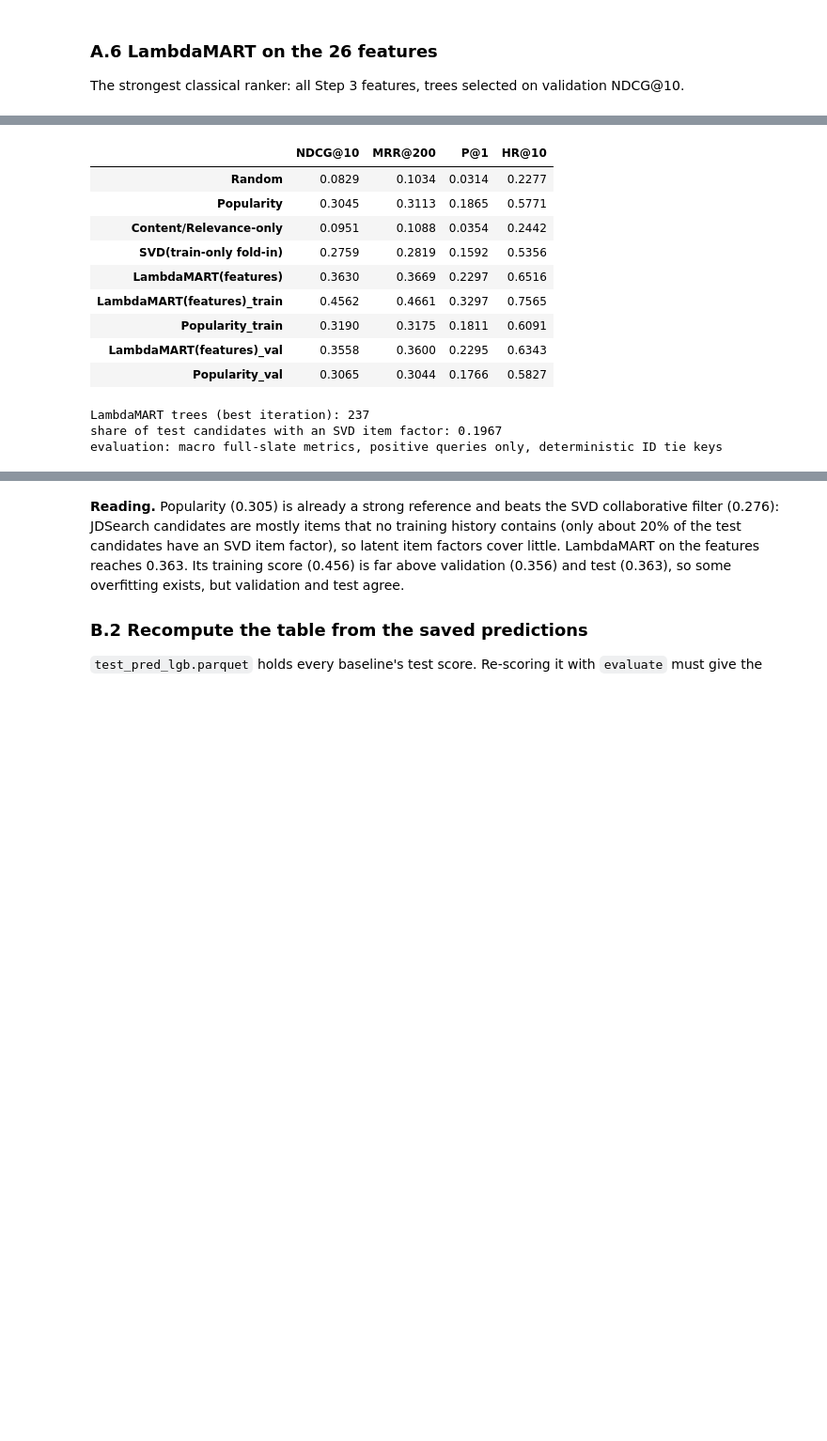
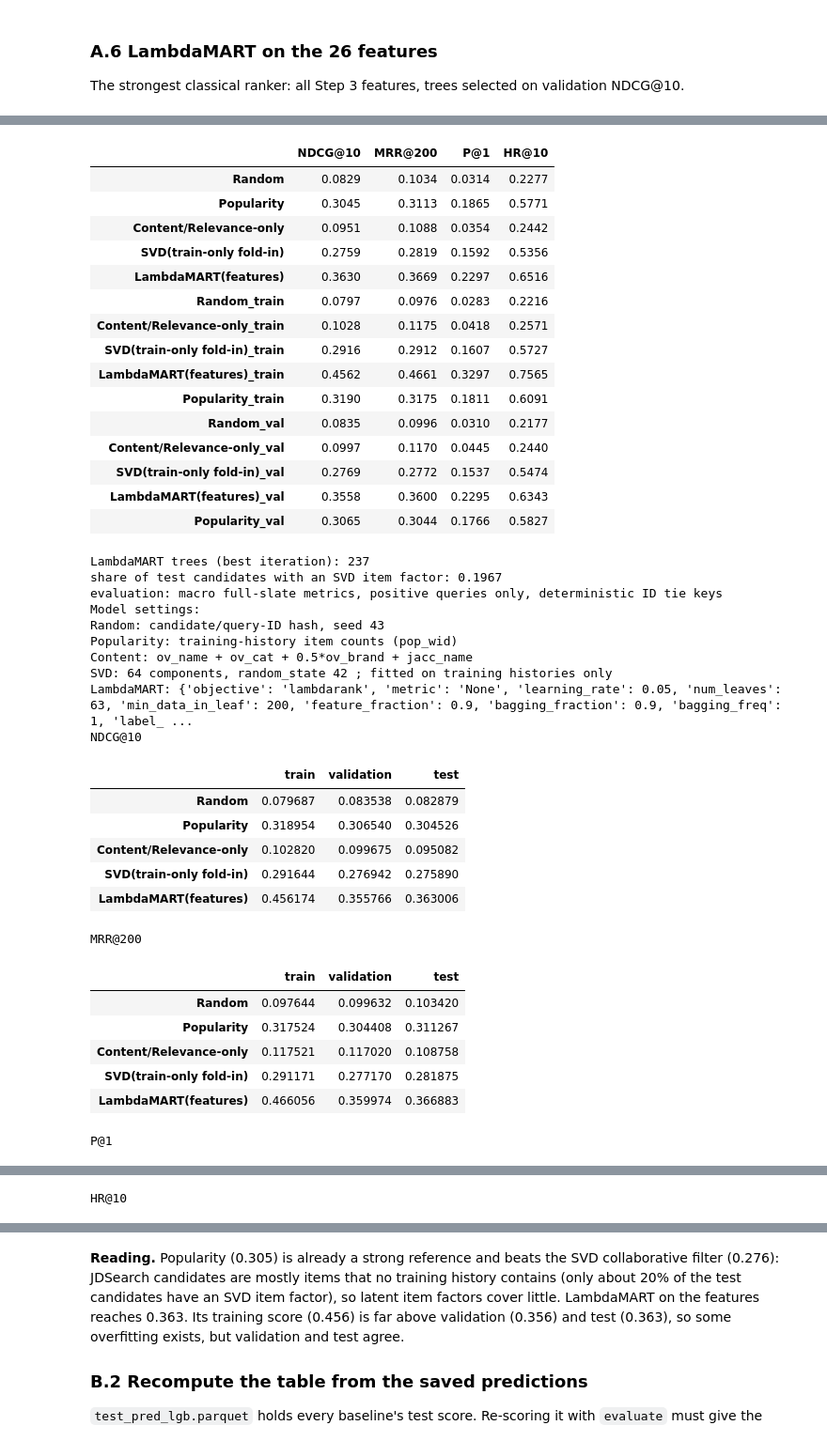
Before and after one commit to steffanylars/nus-web-mining-business-insights, a Jupyter notebook: Final Project/notebooks/Step4_Baselines_LambdaMART.ipynb, the cells around one changed output, grey strips where cells are left out. Shown at 94% size. Drawn from its saved outputs; the diff is of its cells as text; code cells hidden in the pictures; blank space fills up the shorter version.

Commit message:
notebooks: complete Step 4 baselines and LambdaMART (Ethan)

```diff
--- a/Final Project/notebooks/Step4_Baselines_LambdaMART.ipynb
+++ b/Final Project/notebooks/Step4_Baselines_LambdaMART.ipynb
@@ -215,7 +247,7 @@ if RUN_STEP:
     feat=pd.read_parquet(OUT/'features.parquet')
     hist=pd.read_parquet(OUT/'history.parquet')
     sess=pd.read_parquet(OUT/'sessions.parquet')
-    test=feat[feat.split=='test'].copy()
+    test=reference_scores(feat[feat.split=='test'])
     results={}; detail={}
     def report(name,df,col):
         m,n=evaluate(df,col); results[name]=m
@@ -230,8 +262,6 @@ if RUN_STEP:
   with no user information at all.
 # %%
 if RUN_STEP:
-    test['random_score']=tie_keys(test,SEED+1).astype(float)/np.iinfo(np.uint64).max
-    test['content_score']=test.ov_name+test.ov_cat+.5*test.ov_brand+test.jacc_name
     report('Random',test,'random_score')
     report('Popularity',test,'pop_wid')
     report('Content/Relevance-only',test,'content_score')
@@ -246,16 +280,7 @@ if RUN_STEP:
     train_ids=set(sess.loc[sess.split=='train','session_id'])
     items,svd,user_factors=fold_in_svd(hist,train_ids,int(sess.session_id.max())+1)
     factors=svd.components_.T
-    mapped=test.cand_wid.map(items)
-    scores=np.zeros(len(test),dtype=np.float32); warm=mapped.notna().to_numpy()
-    ids=mapped.fillna(0).astype(int).to_numpy()
-    # Bounded temporary arrays avoid duplicating a whole candidate x factor matrix.
-    sids=test.session_id.to_numpy()
-    for a in range(0,len(test),20000):
-        b=min(a+20000,len(test)); ok=warm[a:b]
-        block=np.zeros(b-a,dtype=np.float32)
-        block[ok]=np.einsum('ij,ij->i',user_factors[sids[a:b][ok]],factors[ids[a:b][ok]])
-        scores[a:b]=block
-    test['svd_score']=scores
+    warm=test.cand_wid.map(items).notna().to_numpy()
+    test['svd_score']=score_svd(test,items,user_factors,factors)
     report('SVD(train-only fold-in)',test,'svd_score')
     joblib.dump({'svd':svd,'item_ids':items},OUT/'svd.joblib',compress=3)
@@ -278,10 +312,16 @@ and the protocol (query counts, tree count, parameters) are saved for Steps 5 to
 # %%
 if RUN_STEP:
     for split in ['train','val']:
-        frame=feat[feat.split==split].copy()
+        frame=reference_scores(feat[feat.split==split])
+        frame['svd_score']=score_svd(frame,items,user_factors,factors)
         frame['lgb_score']=booster.predict(frame[columns])
+        report(f'Random_{split}',frame,'random_score')
+        report(f'Content/Relevance-only_{split}',frame,'content_score')
+        report(f'SVD(train-only fold-in)_{split}',frame,'svd_score')
         report(f'LambdaMART(features)_{split}',frame,'lgb_score')
         report(f'Popularity_{split}',frame,'pop_wid')
+        frame[['session_id','cand_wid','label','lgb_score','svd_score','random_score',
+               'content_score','pop_wid']].to_parquet(OUT/f'{split}_pred_lgb.parquet',index=False)
     pd.DataFrame({'feature':columns,'gain':booster.feature_importance('gain')}).sort_values(
         'gain',ascending=False).to_csv(RES/'lgb_feature_importance.csv',index=False)
     booster.save_model(str(OUT/'lgb_model.txt'))
@@ -305,22 +359,67 @@ Test slates of the 20,000-user sample (3,000 test queries, 2,965 with a positive
 # %%
 res = json.loads((RES / "results_baselines_lgb.json").read_text(encoding="utf-8"))
 table = pd.DataFrame(res).T[["NDCG@10", "MRR@200", "P@1", "HR@10"]]
 display(table.round(4))
 protocol = json.loads((RES / "baseline_protocol.json").read_text(encoding="utf-8"))
 print("LambdaMART trees (best iteration):", protocol["best_iteration"])
 print("share of test candidates with an SVD item factor:", round(protocol["svd_train_history_item_coverage"], 4))
 print("evaluation:", protocol["evaluation"])
+print("Model settings:")
+print("Random: candidate/query-ID hash, seed", SEED + 1)
+print("Popularity: training-history item counts (pop_wid)")
+print("Content: ov_name + ov_cat + 0.5*ov_brand + jacc_name")
+print("SVD: 64 components, random_state", SEED, "; fitted on training histories only")
+print("LambdaMART:", protocol["lgb_parameters"])
+for metric in ["NDCG@10", "MRR@200", "P@1", "HR@10"]:
+    split_table = pd.DataFrame({split: {name: res.get(name + suffix, {}).get(metric, float("nan"))
+        for name in ["Random", "Popularity", "Content/Relevance-only", "SVD(train-only fold-in)", "LambdaMART(features)"]}
+        for split, suffix in [("train", "_train"), ("validation", "_val"), ("test", "")]})
+    print(metric)
+    display(split_table.round(6))
+
+missing = [name + suffix for name in ["Random", "Popularity", "Content/Relevance-only", "SVD(train-only fold-in)", "LambdaMART(features)"]
+           for suffix in ["_train", "_val", ""] if name + suffix not in res]
+if missing:
+    print("Some split metrics are unavailable in this historical evidence (NaN above):", missing)
+    print("Run Part A with prepared Step 2/3 inputs in a new JD_RUN_DIR to measure them.")
 # %% [output]
 |  | NDCG@10 | MRR@200 | P@1 | HR@10 |
 | Random | 0.0829 | 0.1034 | 0.0314 | 0.2277 |
 | Popularity | 0.3045 | 0.3113 | 0.1865 | 0.5771 |
 | Content/Relevance-only | 0.0951 | 0.1088 | 0.0354 | 0.2442 |
 | SVD(train-only fold-in) | 0.2759 | 0.2819 | 0.1592 | 0.5356 |
 | LambdaMART(features) | 0.3630 | 0.3669 | 0.2297 | 0.6516 |
+| Random_train | 0.0797 | 0.0976 | 0.0283 | 0.2216 |
+| Content/Relevance-only_train | 0.1028 | 0.1175 | 0.0418 | 0.2571 |
+| SVD(train-only fold-in)_train | 0.2916 | 0.2912 | 0.1607 | 0.5727 |
 | LambdaMART(features)_train | 0.4562 | 0.4661 | 0.3297 | 0.7565 |
 | Popularity_train | 0.3190 | 0.3175 | 0.1811 | 0.6091 |
+| Random_val | 0.0835 | 0.0996 | 0.0310 | 0.2177 |
+| Content/Relevance-only_val | 0.0997 | 0.1170 | 0.0445 | 0.2440 |
+| SVD(train-only fold-in)_val | 0.2769 | 0.2772 | 0.1537 | 0.5474 |
 | LambdaMART(features)_val | 0.3558 | 0.3600 | 0.2295 | 0.6343 |
 | Popularity_val | 0.3065 | 0.3044 | 0.1766 | 0.5827 |
 LambdaMART trees (best iteration): 237
 share of test candidates with an SVD item factor: 0.1967
 evaluation: macro full-slate metrics, positive queries only, deterministic ID tie keys
+Model settings:
+Random: candidate/query-ID hash, seed 43
+Popularity: training-history item counts (pop_wid)
+Content: ov_name + ov_cat + 0.5*ov_brand + jacc_name
+SVD: 64 components, random_state 42 ; fitted on training histories only
+LambdaMART: {'objective': 'lambdarank', 'metric': 'None', 'learning_rate': 0.05, 'num_leaves': 63, 'min_data_in_leaf': 200, 'feature_fraction': 0.9, 'bagging_fraction': 0.9, 'bagging_freq': 1, 'label_ ...
+NDCG@10
+|  | train | validation | test |
+| Random | 0.079687 | 0.083538 | 0.082879 |
+| Popularity | 0.318954 | 0.306540 | 0.304526 |
+| Content/Relevance-only | 0.102820 | 0.099675 | 0.095082 |
+| SVD(train-only fold-in) | 0.291644 | 0.276942 | 0.275890 |
+| LambdaMART(features) | 0.456174 | 0.355766 | 0.363006 |
+MRR@200
+|  | train | validation | test |
+| Random | 0.097644 | 0.099632 | 0.103420 |
+| Popularity | 0.317524 | 0.304408 | 0.311267 |
+| Content/Relevance-only | 0.117521 | 0.117020 | 0.108758 |
+| SVD(train-only fold-in) | 0.291171 | 0.277170 | 0.281875 |
+| LambdaMART(features) | 0.466056 | 0.359974 | 0.366883 |
+P@1
@@ -326,0 +432 @@ evaluation: macro full-slate metrics, positive queries only, deterministic ID ti
+HR@10
```
Also changed, not shown: parts of 14 cells of this notebook, 7 other files.
